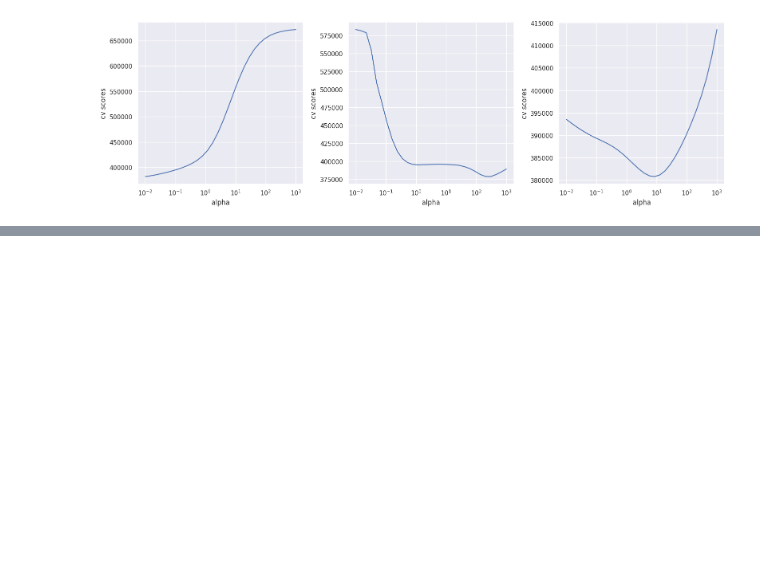
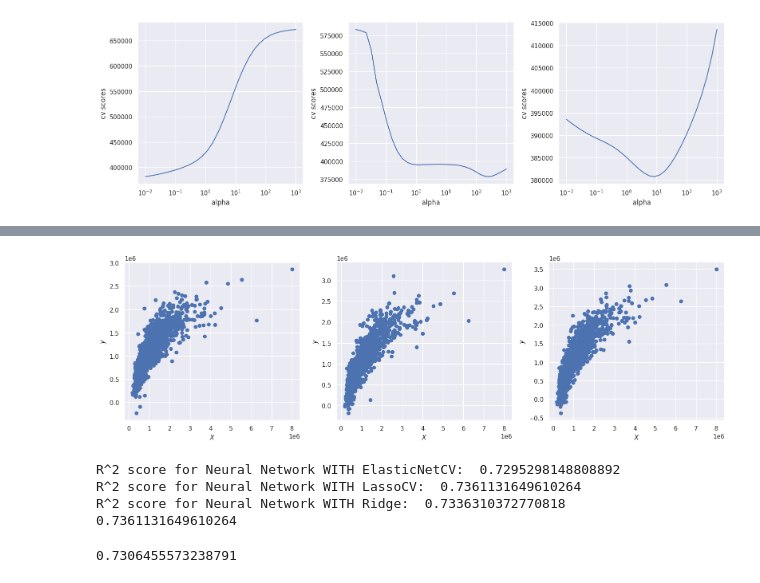
Before and after one commit to trizyx/melb_data, a Jupyter notebook: melbourn.ipynb, the cells around one changed output, grey strips where cells are left out. Cells and saved outputs as stored; diff of their text form; code cells hidden in the pictures; blank space fills up the shorter version.

```diff
--- a/melbourn.ipynb
+++ b/melbourn.ipynb
@@ -154,7 +156,7 @@ from sklearn.metrics import mean_squared_error
 from sklearn.preprocessing import StandardScaler
 
 
-caler = StandardScaler()
+scaler = StandardScaler()
 X_test = scaler.fit_transform(X_test[numeric_features])
 X_train = scaler.fit_transform(X_train[numeric_features])
 model = Ridge()
@@ -295,0 +298,77 @@ NameError: ignored
+# %%
+from sklearn.preprocessing import KBinsDiscretizer
+fig, axs = plt.subplots(figsize=(16, 5), ncols=3)
+pipelines = [pipeline_elastic, pipeline_lasso, pipeline_ridge]
+best_alphas_pipe = [0.0100, 303.9195, 8.5317]
+models_list = [ElasticNet(), Lasso(), Ridge()]
+binner = KBinsDiscretizer(n_bins=5, strategy='quantile')
+for i, m in enumerate(pipelines):
+  model = m.fit(x_train, Y_train)
+  y_pred = model.predict(x_test)
+  axs[i].scatter(Y_test, y_pred, label="Data")
+  axs[i].set_xlabel("$X$")
+  axs[i].set_ylabel("$y$")
+plt.tight_layout()
+# %% [output]
+[figure, added]
+# %%
+from sklearn.metrics import r2_score
+from sklearn.model_selection import learning_curve
+from sklearn.naive_bayes import GaussianNB
+from sklearn.model_selection import ShuffleSplit
+
+pipeline_ridge = Pipeline(steps=[
+    ('ohe_and_scaling', column_transformer),
+    ('regression', Ridge(best_alphas_pipe[2]))
+])
+
+pipeline_elastic = Pipeline(steps=[
+    ('ohe_and_scaling', column_transformer),
+    ('regression', ElasticNet(best_alphas_pipe[0]))
+])
+pipeline_lasso = Pipeline(steps=[
+    ('ohe_and_scaling', column_transformer),
+    ('regression', Lasso(best_alphas_pipe[1]))
+])
+
+model_elastic = pipeline_elastic
+model_elastic.fit(x_train, Y_train)
+y_pred_net = model_elastic.predict(x_test)
+
+model_lasso = pipeline_lasso
+model_lasso.fit(x_train, Y_train)
+y_pred_lasso = model_lasso.predict(x_test)
+
+model_ridge = pipeline_ridge
+model_ridge.fit(x_train, Y_train)
+y_pred = model_ridge.predict(x_test)
+
+r2_net = r2_score(Y_test, y_pred_net)
+r2_lasso = r2_score(Y_test, y_pred_lasso)
+r2_ridge = r2_score(Y_test, y_pred)
+print("R^2 score for Neural Network WITH ElasticNetCV: ", r2_net)
+print("R^2 score for Neural Network WITH LassoCV: ", r2_lasso)
+print("R^2 score for Neural Network WITH Ridge: ", r2_ridge)
+print(max([r2_net, r2_lasso, r2_ridge]))
+# %% [output]
+R^2 score for Neural Network WITH ElasticNetCV:  0.7295298148808892
+R^2 score for Neural Network WITH LassoCV:  0.7361131649610264
+R^2 score for Neural Network WITH Ridge:  0.7336310372770818
+0.7361131649610264
+# %%
+from xgboost import XGBRegressor
+
+pipeline_xg = Pipeline(steps=[
+    ('ohe_and_scaling', column_transformer),
+    ('regression', XGBRegressor(
+        n_estimators=1000, learning_rate=0.05, n_jobs=4
+        ))
+])
+
+pipeline_xg.fit(x_train, Y_train)
+y_pred_xg = model.predict(x_test)
+
+r2_xgboost = r2_score(Y_test, y_pred_xg)
+r2_xgboost
+# %% [output]
+0.7306455573238791
```
Also changed, not shown: parts of 3 cells of this notebook.
